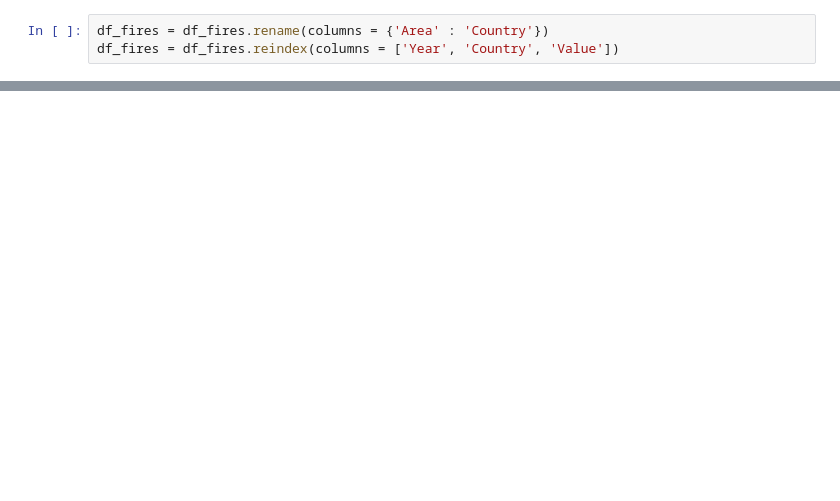
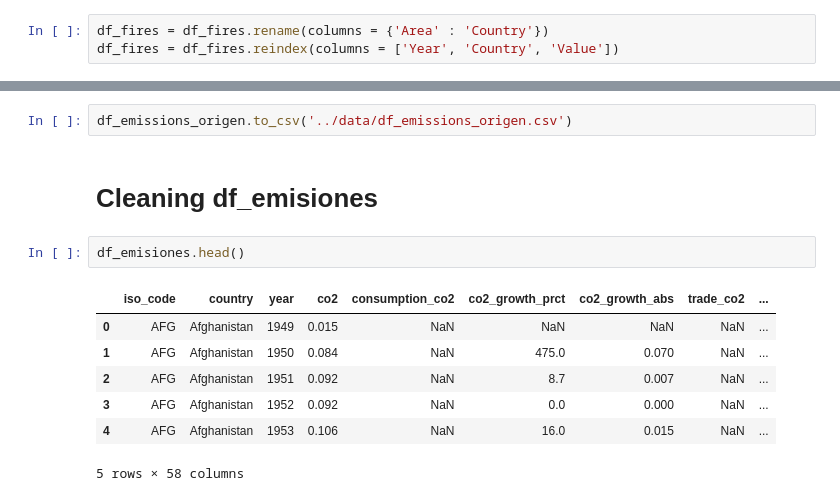
Before and after one commit to AlfonsoUrra/Climate-Change-Predictive-Model, a Jupyter notebook: src/Main.ipynb, the cells around one changed output, grey strips where cells are left out. Cells and saved outputs as stored; diff of their text form; blank space fills up the shorter version.

```diff
--- a/src/Main.ipynb
+++ b/src/Main.ipynb
@@ -156,0 +322,14 @@ df_fires['Description'].unique()
+# %%
+df_emissions_origen.to_csv('../data/df_emissions_origen.csv')
+# %% [markdown]
+# Cleaning df_emisiones
+# %%
+df_emisiones.head()
+# %% [output]
+|  | iso_code | country | year | co2 | consumption_co2 | co2_growth_prct | co2_growth_abs | trade_co2 | ... |
+| 0 | AFG | Afghanistan | 1949 | 0.015 | NaN | NaN | NaN | NaN | ... |
+| 1 | AFG | Afghanistan | 1950 | 0.084 | NaN | 475.0 | 0.070 | NaN | ... |
+| 2 | AFG | Afghanistan | 1951 | 0.092 | NaN | 8.7 | 0.007 | NaN | ... |
+| 3 | AFG | Afghanistan | 1952 | 0.092 | NaN | 0.0 | 0.000 | NaN | ... |
+| 4 | AFG | Afghanistan | 1953 | 0.106 | NaN | 16.0 | 0.015 | NaN | ... |
+5 rows × 58 columns
```
Also changed, not shown: parts of 32 cells of this notebook, 1 other file.
